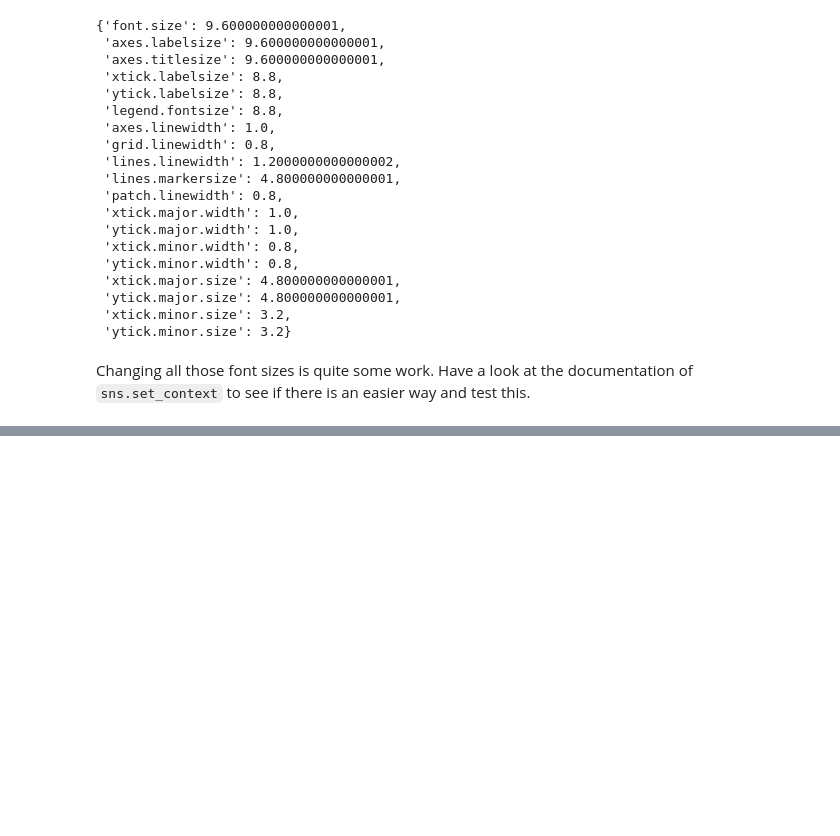
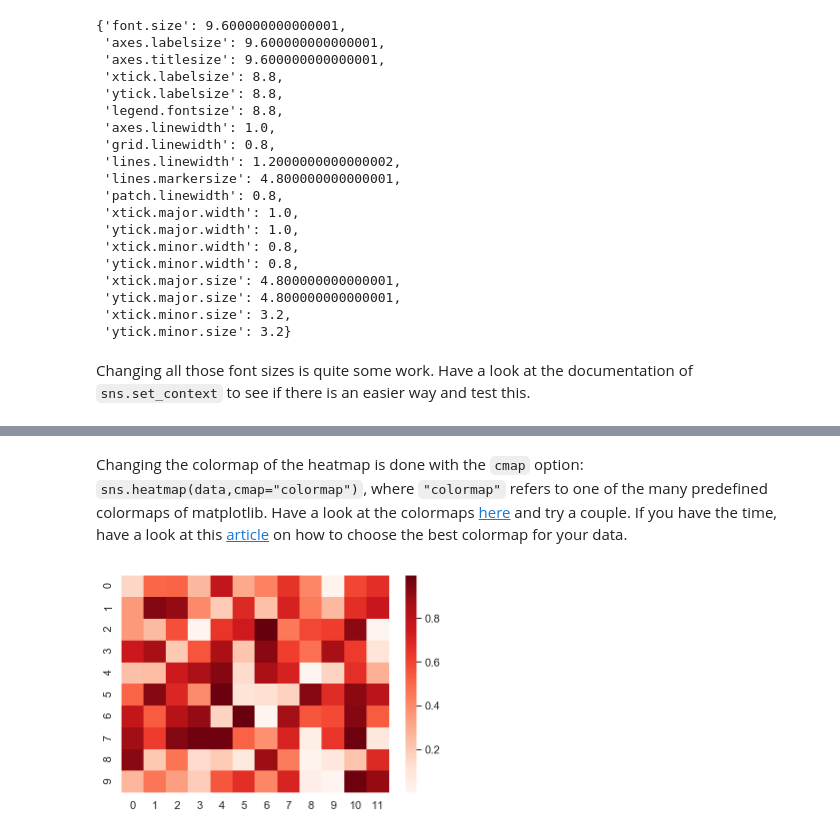
Before and after one commit to lacdr-tox/basic-programming-in-drug-discovery, a Jupyter notebook: python/exercises/4.1 Advanced plotting - aesthetics.ipynb, the cells around one changed output, grey strips where cells are left out. Cells and saved outputs as stored; diff of their text form; code cells hidden in the pictures; blank space fills up the shorter version.

```diff
--- a/python/exercises/4.1 Advanced plotting - aesthetics.ipynb
+++ b/python/exercises/4.1 Advanced plotting - aesthetics.ipynb
@@ -357,0 +391,6 @@ Changing all those font sizes is quite some work. Have a look at the documentati
+# %% [markdown]
+Changing the colormap of the heatmap is done with the `cmap` option: `sns.heatmap(data,cmap="colormap")`, where `"colormap"` refers to one of the many predefined colormaps of matplotlib. Have a look at the colormaps [here](https://matplotlib.org/examples/color/colormaps_reference.html) and try a couple. If you have the time, have a look at this [article](https://matplotlib.org/tutorials/colors/colormaps.html) on how to choose the best colormap for your data.
+# %%
+ax = sns.heatmap(uniform_data,cmap='Reds',)
+# %% [output]
+[figure, added]
```
Also changed, not shown: parts of 9 cells of this notebook.
